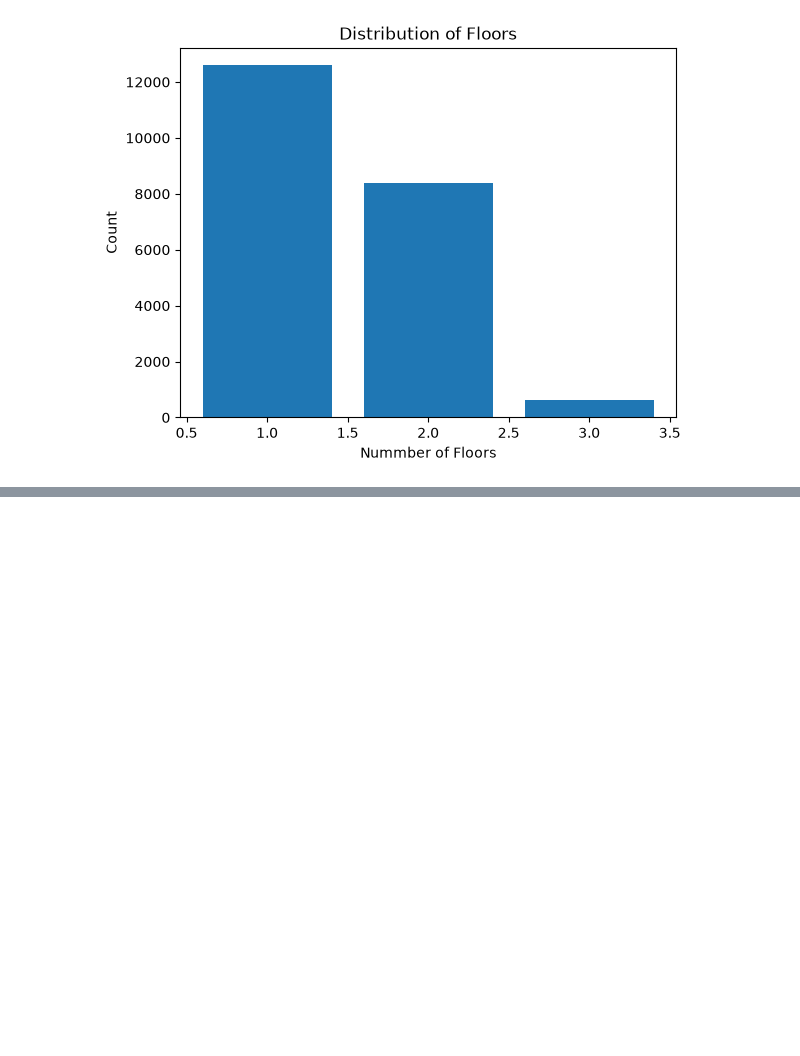
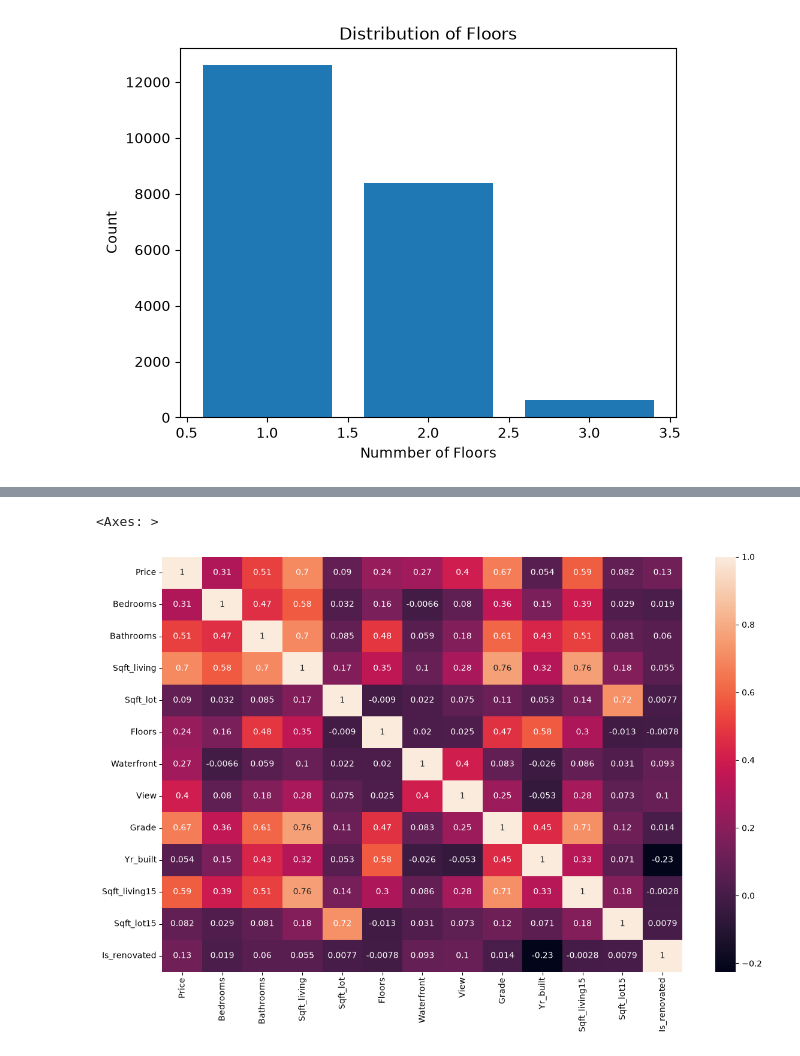
Before and after one commit to Vivekjoshi1973/HousePricePrediction, a Jupyter notebook: Notebook/HousePricePrediction.ipynb, the cells around one changed output, grey strips where cells are left out. Saved outputs shown, nothing was run; the diff lists cells and outputs as text; code cells hidden in the pictures; blank space fills up the shorter version.

```diff
--- a/Notebook/HousePricePrediction.ipynb
+++ b/Notebook/HousePricePrediction.ipynb
@@ -4,7 +4,7 @@ import pandas as pd
 import matplotlib.pyplot as plt
 import seaborn as sns
 # %%
-df=pd.read_csv('D:\House Price Prediction\dataset\house_price_50k.csv')
+df=pd.read_csv('../dataset/house_price_50k.csv')
 # %%
 df
 # %% [output]
@@ -230,3 +230,7 @@ plt.title('Distribution of Floors')
 plt.show()
 # %% [output]
 [figure]
+# %%
+df_copy['Is_renovated']=df_copy['Yr_renovated'].apply(lambda x: 1 if x !=0 else 0)
+df_copy=df_copy.drop(columns='Yr_renovated')
+df_copy['Is_renovated'].value_counts()
@@ -232,0 +272,6 @@ plt.show()
+# %%
+plt.figure(figsize=(14,9))
+sns.heatmap(df_copy.corr(numeric_only=True), annot=True)
+# %% [output]
+<Axes: >
+[figure, added]
```
Also changed, not shown: parts of 29 cells of this notebook, 3 other files.
